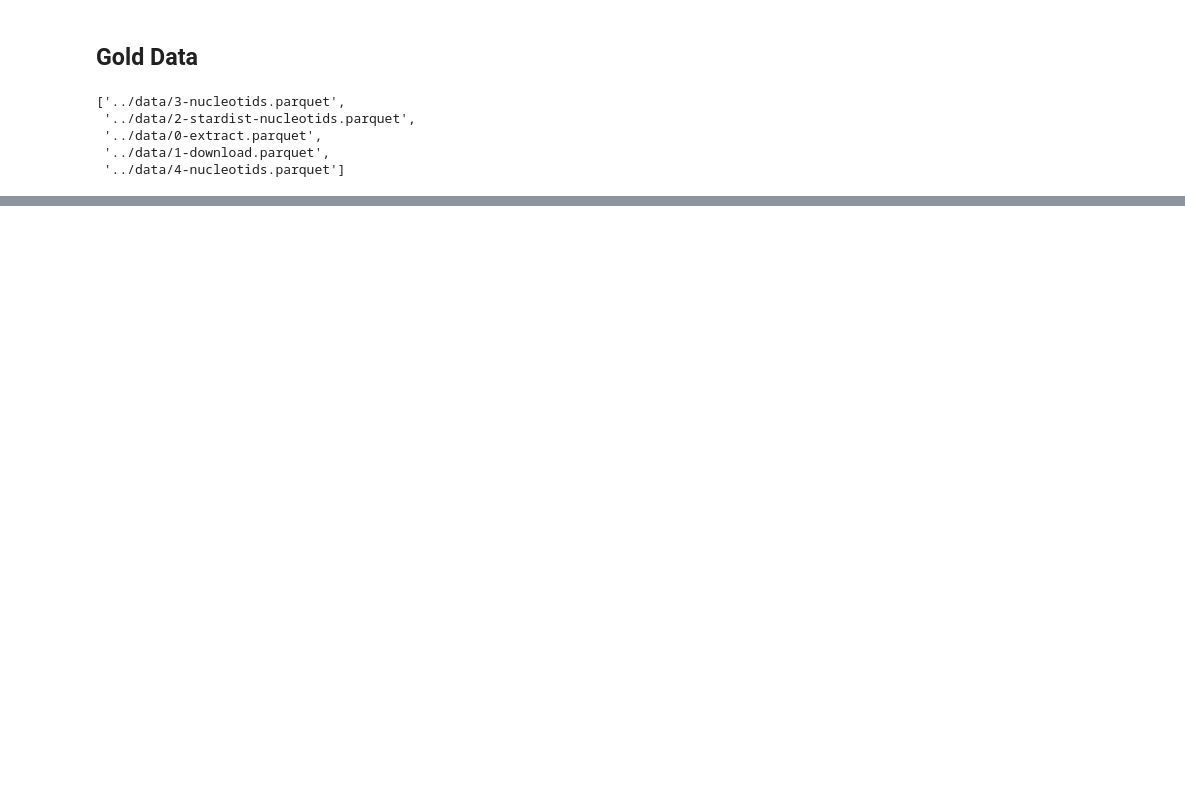
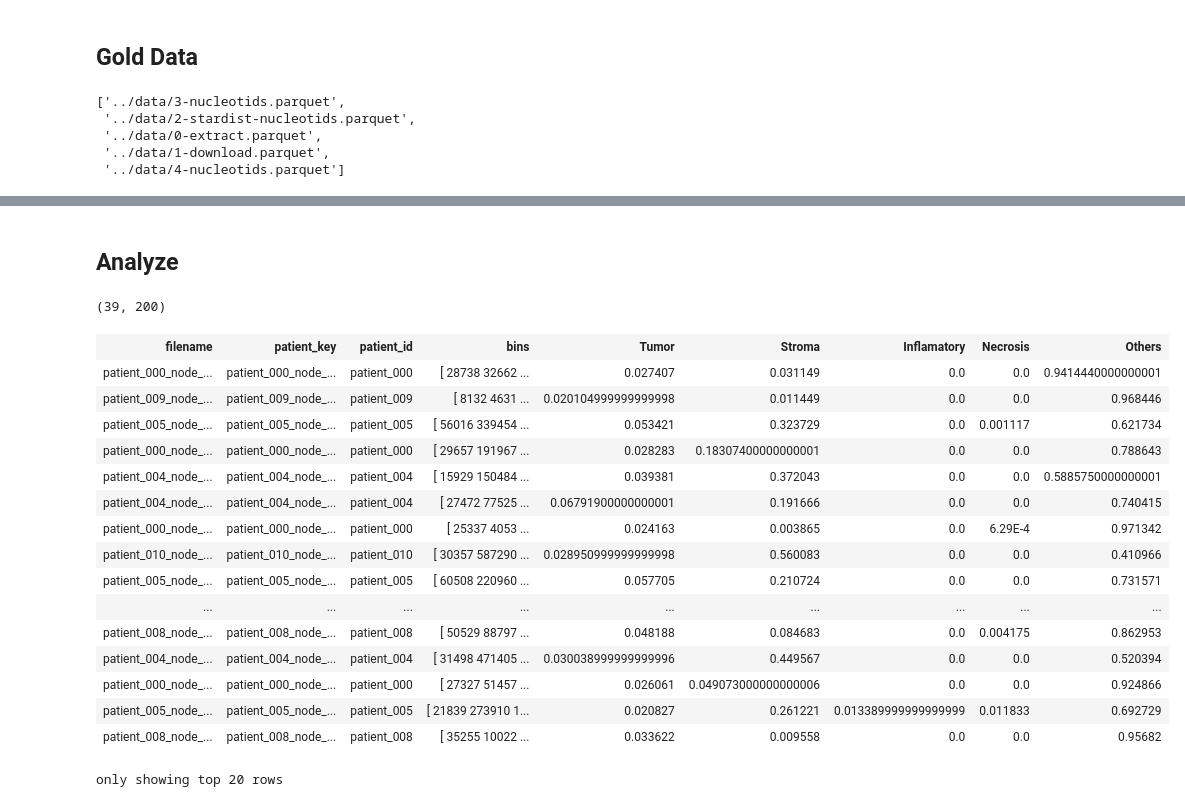
Before and after one commit to sanchezis/MU-Big-Data-and-Data-Science-Image-Pathology-Pipeline, a Jupyter notebook: notebooks/4.0-gold-data.ipynb, the cells around one changed output, grey strips where cells are left out. Cells and saved outputs as stored; diff of their text form; code cells hidden in the pictures; blank space fills up the shorter version.

```diff
--- a/notebooks/4.0-gold-data.ipynb
+++ b/notebooks/4.0-gold-data.ipynb
@@ -147,4 +127,5 @@ glob.glob(os.path.join('..','data', '*.parquet') )
 data_0 = spark.read.parquet(os.path.join('..','data', '0-extract.parquet'))
 data_1 = spark.read.parquet('../data/1-download.parquet')
 data_3 = spark.read.parquet('../data/3-nucleotids.parquet')
-data_4 = spark.read.parquet('../data/4-nucleotids.parquet')
+data_4 = spark.read.parquet('../data/4-nucleotids.parquet')\
+            .withColumnRenamed('extract_tumor(filename, data/patient_extracts)', 'features')
@@ -205,0 +182,6 @@ only showing top 20 rows
+# %%
+percentages = data_4\
+    .select('filename', 'patient_key', 'patient_id',  'features.bins', 'features.out')\
+    .withColumnRenamed('bins', 'bins')\
+    .withColumnRenamed('out', 'percentages')
+percentages    .show(truncate=False, n=10)
@@ -205,0 +204,32 @@ only showing top 20 rows
+# %%
+# Create a function to calculate sum of fees and fine
+# as well as difference of fine and discount
+def extract(fees, place):
+    return eval(fees)[place][1]
+
+schema =  DoubleType()
+
+schema_1 = StructType([
+        StructField("id", StringType(), False),
+        StructField("num_list", DoubleType(), True)
+    ])
+
+# Call the user defined function inside UDF
+# function to create new columns
+data_frame_udf = F.udf(extract, schema)
+
+# Call the variable created through UDF in
+# previous step to add new columns
+updated_data_frame = percentages\
+                            .withColumn("Tumor", data_frame_udf(percentages["percentages"], F.lit(0)) / 100 )\
+                            .withColumn("Stroma", data_frame_udf(percentages["percentages"], F.lit(1)) / 100 )\
+                            .withColumn("Inflamatory", data_frame_udf(percentages["percentages"], F.lit(2)) / 100 )\
+                            .withColumn("Necrosis", data_frame_udf(percentages["percentages"], F.lit(3)) / 100 )\
+                            .withColumn("Others", data_frame_udf(percentages["percentages"], F.lit(4)) / 100 )\
+                            .drop('percentages')
+
+updated_data_frame.printSchema()
+
+# Display the updated data frame with
+# multiple columns added using UDF
+updated_data_frame.show(truncate=False)
@@ -205,0 +254,26 @@ only showing top 20 rows
+# %% [markdown]
+## Analyze
+# %%
+updated_data_frame.filter(F.col('Tumor')>.02).count(), updated_data_frame.count(),
+# %% [output]
+(39, 200)
+# %%
+updated_data_frame.filter(F.col('Tumor')>.02)
+# %% [output]
+| filename | patient_key | patient_id | bins | Tumor | Stroma | Inflamatory | Necrosis | Others |
+| patient_000_node_... | patient_000_node_... | patient_000 | [ 28738 32662 ... | 0.027407 | 0.031149 | 0.0 | 0.0 | 0.9414440000000001 |
+| patient_009_node_... | patient_009_node_... | patient_009 | [ 8132 4631 ... | 0.020104999999999998 | 0.011449 | 0.0 | 0.0 | 0.968446 |
+| patient_005_node_... | patient_005_node_... | patient_005 | [ 56016 339454 ... | 0.053421 | 0.323729 | 0.0 | 0.001117 | 0.621734 |
+| patient_000_node_... | patient_000_node_... | patient_000 | [ 29657 191967 ... | 0.028283 | 0.18307400000000001 | 0.0 | 0.0 | 0.788643 |
+| patient_004_node_... | patient_004_node_... | patient_004 | [ 15929 150484 ... | 0.039381 | 0.372043 | 0.0 | 0.0 | 0.5885750000000001 |
+| patient_004_node_... | patient_004_node_... | patient_004 | [ 27472 77525 ... | 0.06791900000000001 | 0.191666 | 0.0 | 0.0 | 0.740415 |
+| patient_000_node_... | patient_000_node_... | patient_000 | [ 25337 4053 ... | 0.024163 | 0.003865 | 0.0 | 6.29E-4 | 0.971342 |
+| patient_010_node_... | patient_010_node_... | patient_010 | [ 30357 587290 ... | 0.028950999999999998 | 0.560083 | 0.0 | 0.0 | 0.410966 |
+| patient_005_node_... | patient_005_node_... | patient_005 | [ 60508 220960 ... | 0.057705 | 0.210724 | 0.0 | 0.0 | 0.731571 |
+| ... | ... | ... | ... | ... | ... | ... | ... | ... |
+| patient_008_node_... | patient_008_node_... | patient_008 | [ 50529 88797 ... | 0.048188 | 0.084683 | 0.0 | 0.004175 | 0.862953 |
+| patient_004_node_... | patient_004_node_... | patient_004 | [ 31498 471405 ... | 0.030038999999999996 | 0.449567 | 0.0 | 0.0 | 0.520394 |
+| patient_000_node_... | patient_000_node_... | patient_000 | [ 27327 51457 ... | 0.026061 | 0.049073000000000006 | 0.0 | 0.0 | 0.924866 |
+| patient_005_node_... | patient_005_node_... | patient_005 | [ 21839 273910 1... | 0.020827 | 0.261221 | 0.013389999999999999 | 0.011833 | 0.692729 |
+| patient_008_node_... | patient_008_node_... | patient_008 | [ 35255 10022 ... | 0.033622 | 0.009558 | 0.0 | 0.0 | 0.95682 |
+only showing top 20 rows
```
Also changed, not shown: parts of 9 cells of this notebook, 1 other file.
